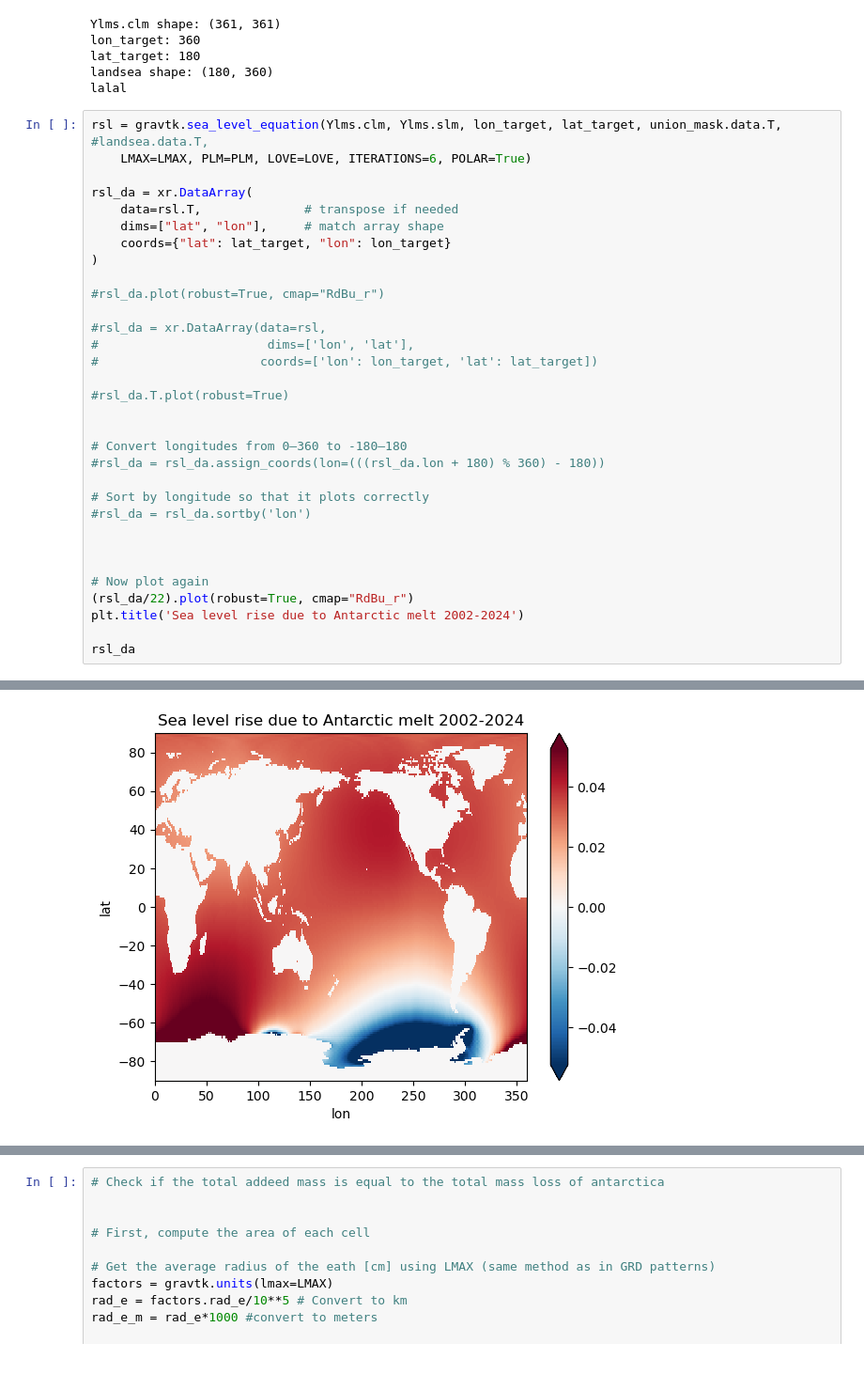
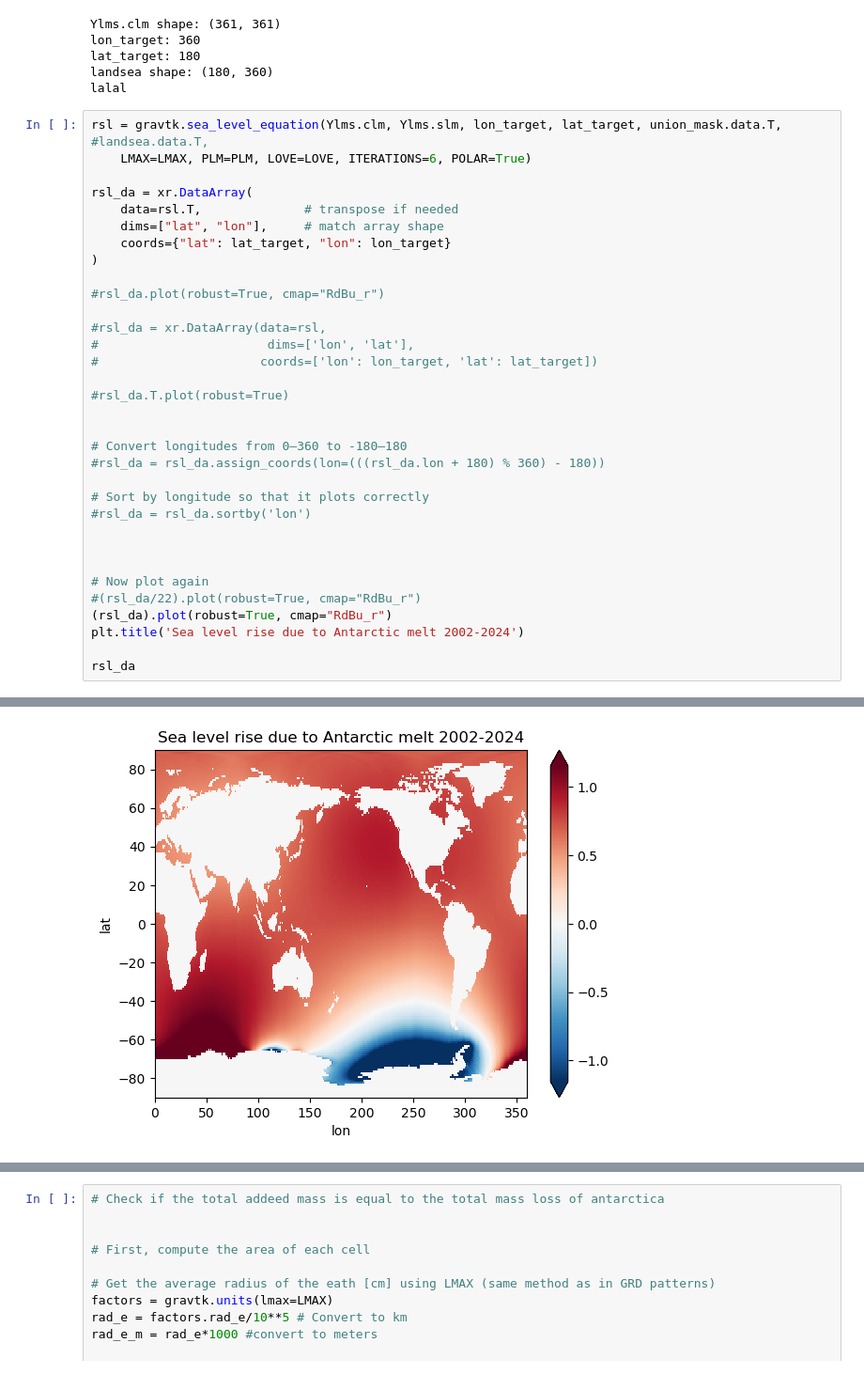
Before and after one commit to Jacobiaan/SLBudget, a Jupyter notebook: notebooks/KyraV2_GravIsAntarctica.ipynb, the cells around one changed output, grey strips where cells are left out. Shown at 94% size. Cells and saved outputs as stored; diff of their text form.

```diff
--- a/notebooks/KyraV2_GravIsAntarctica.ipynb
+++ b/notebooks/KyraV2_GravIsAntarctica.ipynb
@@ -627,32 +647,33 @@ rsl_da = xr.DataArray(
 # Convert longitudes from 0–360 to -180–180
 #rsl_da = rsl_da.assign_coords(lon=(((rsl_da.lon + 180) % 360) - 180))
 
 # Sort by longitude so that it plots correctly
 #rsl_da = rsl_da.sortby('lon')
 
 
 
 # Now plot again
-(rsl_da/22).plot(robust=True, cmap="RdBu_r")
+#(rsl_da/22).plot(robust=True, cmap="RdBu_r")
+(rsl_da).plot(robust=True, cmap="RdBu_r")
 plt.title('Sea level rise due to Antarctic melt 2002-2024')
 
 rsl_da
 # %% [output]
 <xarray.DataArray (lat: 180, lon: 360)> Size: 518kB
 array([[0.        , 0.        , 0.        , ..., 0.        , 0.        ,
         0.        ],
        [0.        , 0.        , 0.        , ..., 0.        , 0.        ,
         0.        ],
        [0.        , 0.        , 0.        , ..., 0.        , 0.        ,
         0.        ],
        ...,
        [0.71099374, 0.71017087, 0.70849767, ..., 0.70805089, 0.70990778,
         0.71090705],
        [0.68014654, 0.67680813, 0.67399717, ..., 0.69250639, 0.68808576,
         0.68393465],
        [0.71828421, 0.71612912, 0.71394707, ..., 0.72452826, 0.72248977,
         0.72040642]], shape=(180, 360))
 Coordinates:
   * lat      (lat) float64 1kB -89.5 -88.5 -87.5 -86.5 ... 86.5 87.5 88.5 89.5
   * lon      (lon) float64 3kB 0.5 1.5 2.5 3.5 4.5 ... 356.5 357.5 358.5 359.5
-[figure, old version]
+[figure, new version]
```
Also changed, not shown: parts of 11 cells of this notebook, 2 other files.
